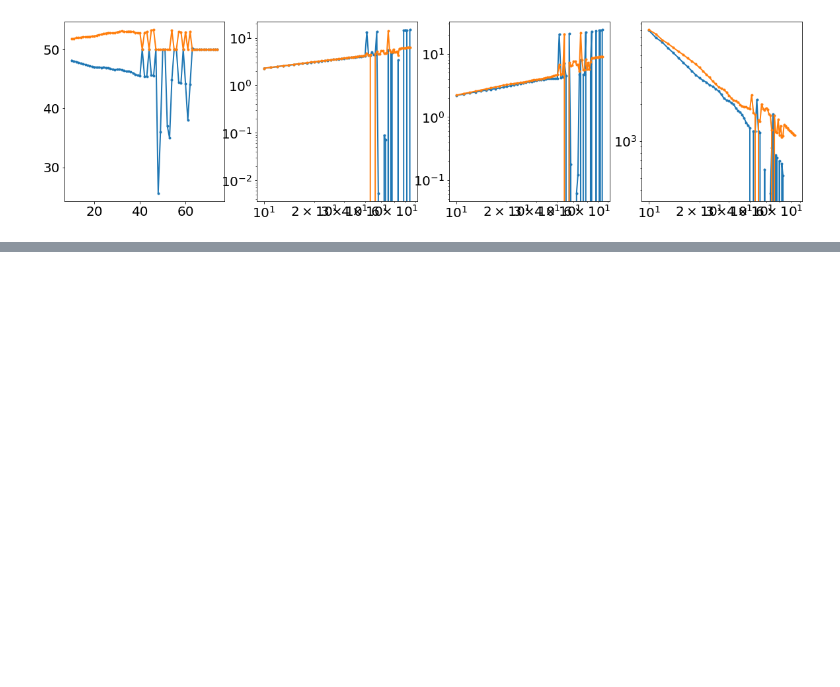
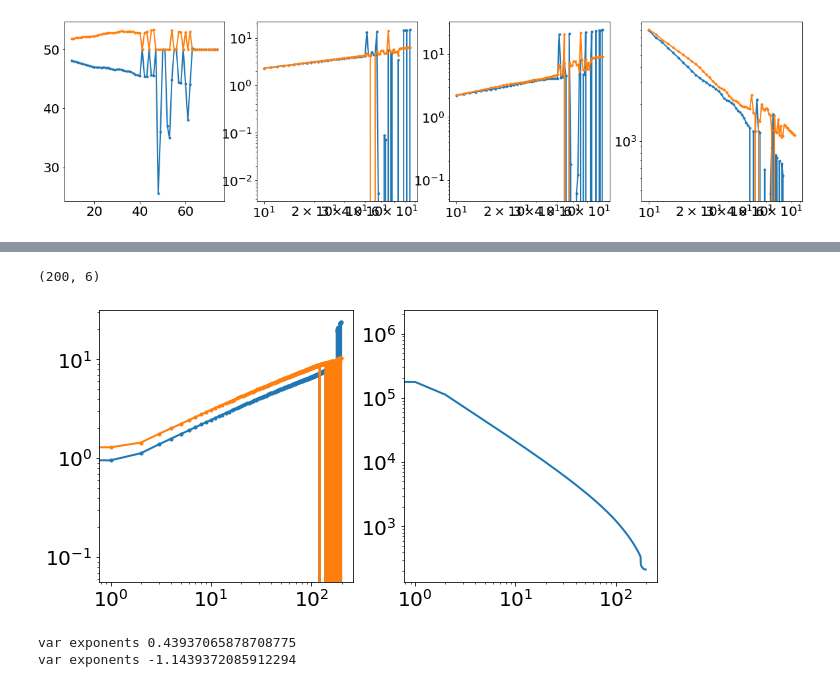
Before and after one commit to zsxqblz/SEP, a Jupyter notebook: visualization/visualization_240919.ipynb, the cells around one changed output, grey strips where cells are left out. Cells and saved outputs as stored; diff of their text form; code cells hidden in the pictures; blank space fills up the shorter version.

Commit message:
fix coor

```diff
--- a/visualization/visualization_240919.ipynb
+++ b/visualization/visualization_240919.ipynb
@@ -506,0 +569,63 @@ plt.yscale('log')
+# %%
+def gaussian_2d(coor, x0, y0, sigma_x, sigma_y, amplitude, offset):
+    """2D Gaussian function."""
+    x = coor[0]
+    y = coor[1]
+    return offset + amplitude * np.exp(
+        -(((x - x0) ** 2) / (2 * sigma_x ** 2) + ((y - y0) ** 2) / (2 * sigma_y ** 2))
+    )
+
+params_l = []
+# for t in range(int(scoor.shape[-1]/2)):
+for t in range(200):
+    scoor_t = np.roll(scoor[:,:,t],(int(len(x_l)/2),int(len(y_l)/2)),(0,1))
+    # Get the coordinates of the pixels
+    x = np.arange(0, scoor_t.shape[1])
+    y = np.arange(0, scoor_t.shape[0])
+    x, y = np.meshgrid(x, y)
+
+    # Flatten the arrays for fitting
+    x = x.ravel()
+    y = y.ravel()
+    z = scoor_t.ravel()
+
+    # Initial guess for the parameters
+    initial_guess = (scoor_t.shape[1] / 2, scoor_t.shape[0] / 2, 1, 1, np.max(scoor_t), np.min(scoor_t))
+
+    # Fit the data
+    params, _ = curve_fit(gaussian_2d, (x, y), z, p0=initial_guess)
+
+    # Extract the parameters
+    x0, y0, sigma_x, sigma_y, amplitude, offset = params
+    params_l.append(params)
+
+params_l = np.array(params_l)
+params_l.shape
+# %% [output]
+(200, 6)
+# %%
+plt.figure(figsize=(10,5))
+plt.subplot(1,2,1)
+plt.plot((params_l[:,2]),'.-')
+plt.plot(params_l[:,3],'.-')
+# plt.ylim(1e0,1e1)
+plt.xscale('log')
+plt.yscale('log')
+plt.subplot(1,2,2)
+plt.plot(params_l[:,4])
+plt.xscale('log')
+plt.yscale('log')
+# %% [output]
+[figure, added]
+# %%
+slope_start = 10
+slope_end = 50
+
+tfit_l = np.arange(slope_start,slope_end,dtype=int)
+m, b = np.polyfit(np.log(tfit_l), np.log((params_l[slope_start:slope_end,2]+params_l[slope_start:slope_end,3])/2), 1)
+print("var exponents", m)
+m, b = np.polyfit(np.log(tfit_l), np.log(params_l[slope_start:slope_end,4]), 1)
+print("var exponents", m)
+# %% [output]
+var exponents 0.43937065878708775
+var exponents -1.1439372085912294
```
Also changed, not shown: parts of 5 cells of this notebook, 3 other files.
